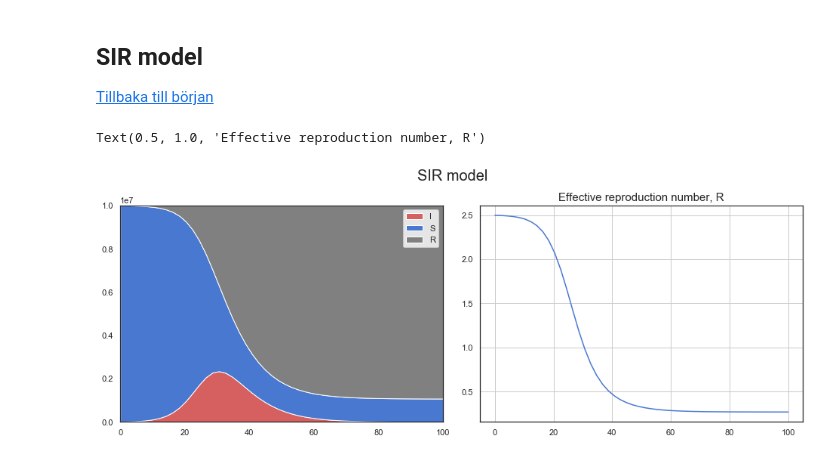
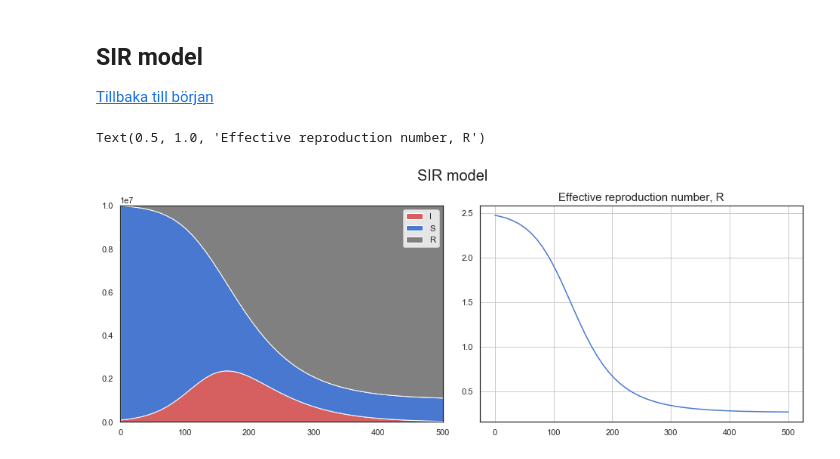
Before and after one commit to Frallmeister/covid19, a Jupyter notebook: corona_notebook.ipynb, the cells around one changed output. Cells and saved outputs as stored; diff of their text form; code cells hidden in the pictures.

```diff
--- a/corona_notebook.ipynb
+++ b/corona_notebook.ipynb
@@ -204,34 +204,34 @@ def de_system(y, t, N, r_I, r_R):
 
     return [dS, dI, dR]
 
 N = 10000000
 r_eff = 1
 r0 = 2.5
-r_I = 0.4
+r_I = 0.05
 r_R = r_I/r0
 
-S0 = 10000000-10000
+S0 = 10000000-100000
 I0 = N-S0
 R0 = 0
 y0 = [S0, I0, R0]
-t_max = 100
+t_max = 500
 t = np.linspace(0, t_max)
 
 soln = odeint(de_system, y0, t, args=(N, r_I, r_R))
 S, I, R = soln[:,0], soln[:,1], soln[:,2]
 
 fig, (ax1,ax2) = plt.subplots(1,2, figsize=(13,5), constrained_layout=True)
 fig.suptitle('SIR model', fontsize=20)
 
 ax1.stackplot(t, [I,S,R], labels=['I','S','R'], colors=['r', 'b', 'gray'])
 ax1.legend()
 ax1.axis([0, t_max, 0, N])
 
 
 r = (r_I*S*I/N)/(r_R*I)
 ax2.plot(t,r)
 ax2.grid()
 ax2.set_title('Effective reproduction number, R', fontsize=15)
 # %% [output]
 Text(0.5, 1.0, 'Effective reproduction number, R')
-[figure, old version]
+[figure, new version]
```
Also changed, not shown: parts of 5 cells of this notebook.
